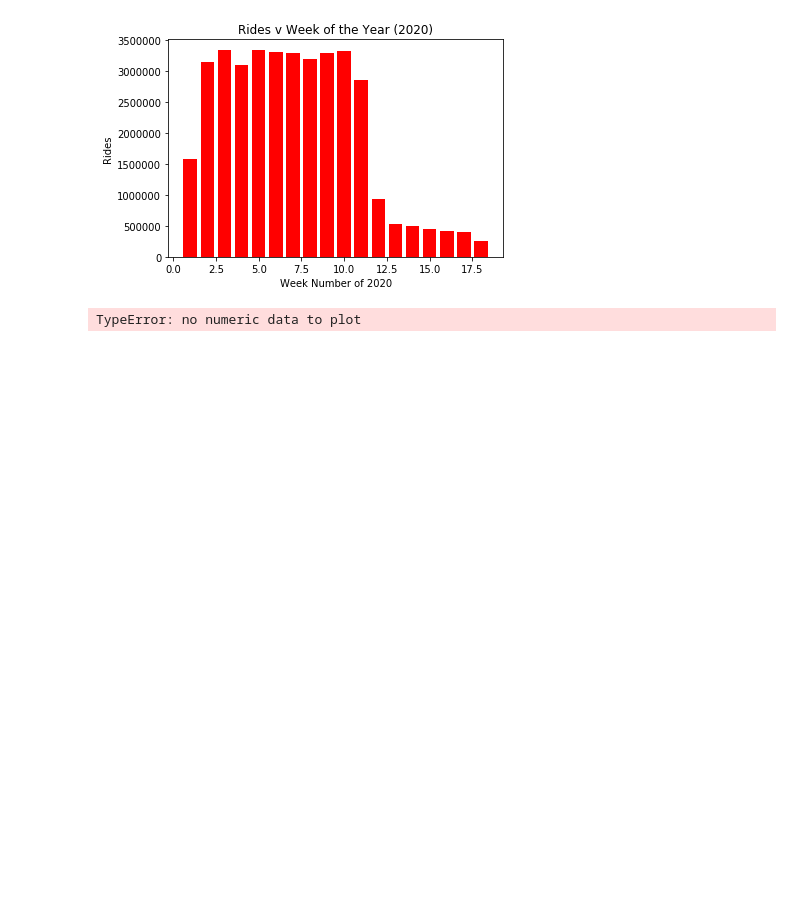
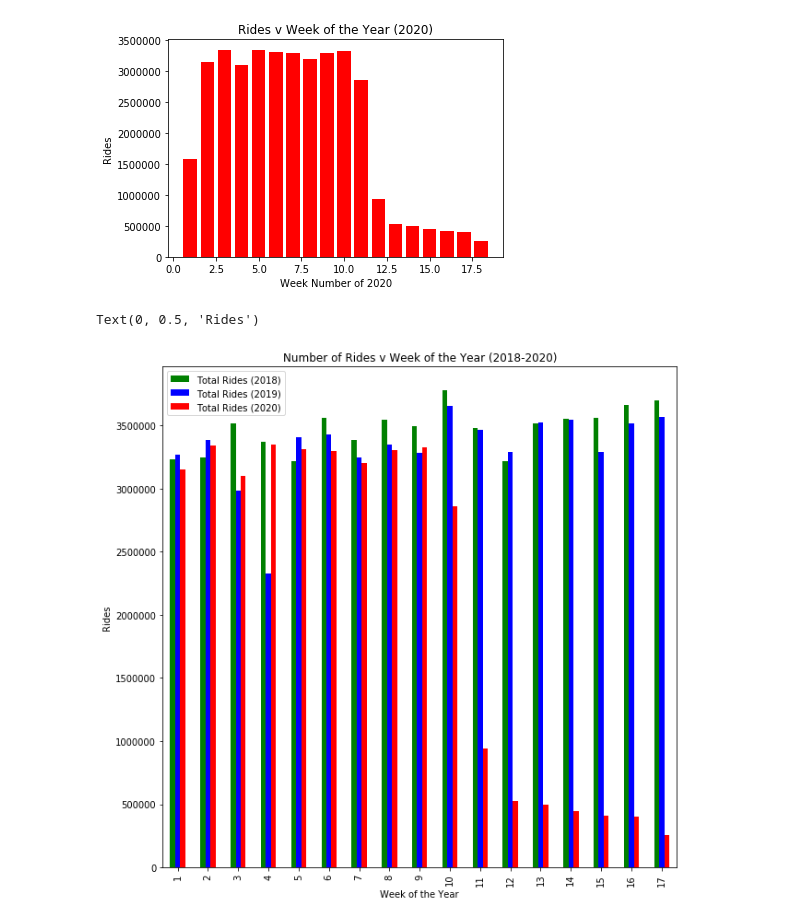
Before and after one commit to cdfencing/Project-I, a Jupyter notebook: Seasonal_ridership.ipynb, the cells around one changed output. Saved outputs shown, nothing was run; the diff lists cells and outputs as text; code cells hidden in the pictures; blank space fills up the shorter version.

Commit message:
weeks of the year comparisions

```diff
--- a/Seasonal_ridership.ipynb
+++ b/Seasonal_ridership.ipynb
@@ -200,17 +200,19 @@ plt.show()
 # %%
 #Plot total weekly number of rides by daytype for past 3 years for january to end of may
 plotdata = pd.DataFrame({
-    "Total Rides (2018)":[weekly_2019_JtoM['Week Number'], weekly_2018_JtoM['rides']],
-    "Total Rides (2019)":[weekly_2019_JtoM['Week Number'], weekly_2019_JtoM['rides']],
-    "Total Rides (2020)":[weekly_2020['Week Number'], weekly_2020['rides']]
+    "Total Rides (2018)": weekly_2018_JtoM['rides'],
+    "Total Rides (2019)": weekly_2019_JtoM['rides'],
+    "Total Rides (2020)": weekly_2020['rides']
     },
-    #index=["Weekdays (W)", "Saturdays (A)", "Sundays/Holidays (U)"]
-)
+    index=weekly_2020['Week Number']
+).dropna()
+
 color = ["green", "blue", "red"]
 
-plotdata.plot(kind="bar", color=color)
+plotdata.plot(kind="bar", color=color, figsize=(10,10))
 plt.title("Number of Rides v Week of the Year (2018-2020)")
 plt.xlabel("Week of the Year")
 plt.ylabel("Rides")
 # %% [output]
-TypeError: no numeric data to plot
+Text(0, 0.5, 'Rides')
+[figure, added]
```
Also changed, not shown: parts of 1 cell of this notebook.
